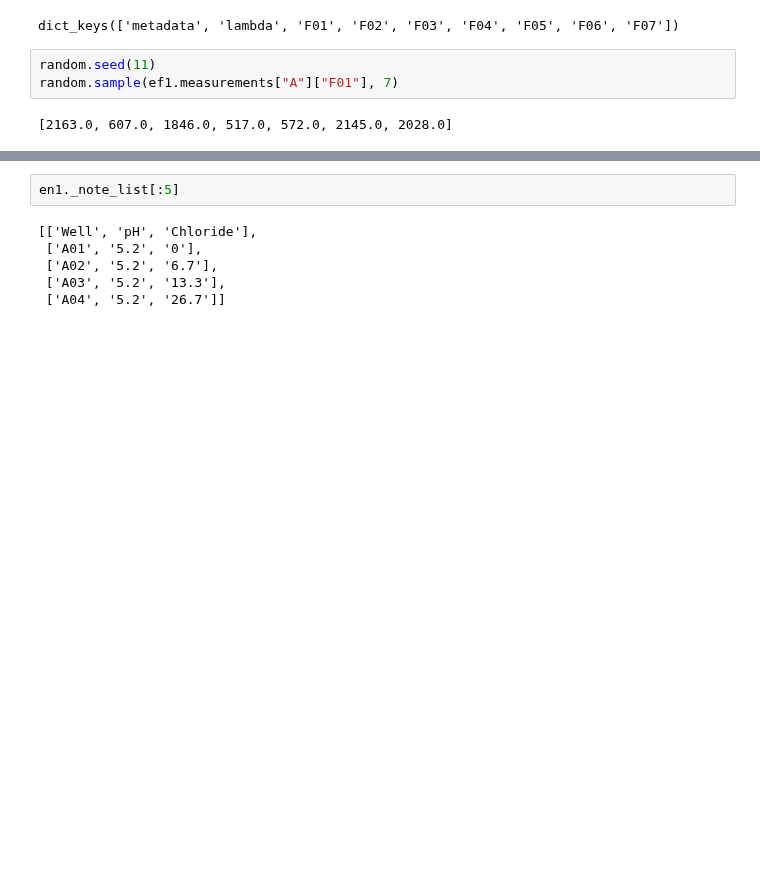
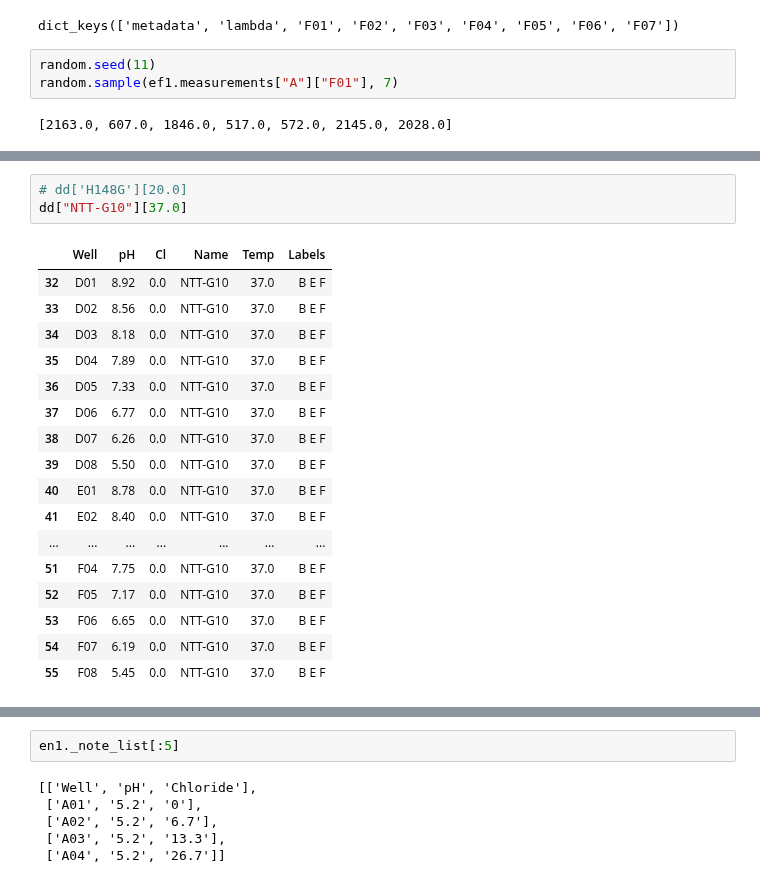
Before and after one commit to darosio/ClopHfit, a Jupyter notebook: docs/tutorials/prenspire.ipynb, the cells around one changed output, grey strips where cells are left out. Cells and saved outputs as stored; diff of their text form; blank space fills up the shorter version.

```diff
--- a/docs/tutorials/prenspire.ipynb
+++ b/docs/tutorials/prenspire.ipynb
@@ -57,0 +235,21 @@ en1 = prenspire.ExpNote(tpath / "h148g-spettroC-nota")
+# %%
+# dd['H148G'][20.0]
+dd["NTT-G10"][37.0]
+# %% [output]
+|  | Well | pH | Cl | Name | Temp | Labels |
+| 32 | D01 | 8.92 | 0.0 | NTT-G10 | 37.0 | B E F |
+| 33 | D02 | 8.56 | 0.0 | NTT-G10 | 37.0 | B E F |
+| 34 | D03 | 8.18 | 0.0 | NTT-G10 | 37.0 | B E F |
+| 35 | D04 | 7.89 | 0.0 | NTT-G10 | 37.0 | B E F |
+| 36 | D05 | 7.33 | 0.0 | NTT-G10 | 37.0 | B E F |
+| 37 | D06 | 6.77 | 0.0 | NTT-G10 | 37.0 | B E F |
+| 38 | D07 | 6.26 | 0.0 | NTT-G10 | 37.0 | B E F |
+| 39 | D08 | 5.50 | 0.0 | NTT-G10 | 37.0 | B E F |
+| 40 | E01 | 8.78 | 0.0 | NTT-G10 | 37.0 | B E F |
+| 41 | E02 | 8.40 | 0.0 | NTT-G10 | 37.0 | B E F |
+| ... | ... | ... | ... | ... | ... | ... |
+| 51 | F04 | 7.75 | 0.0 | NTT-G10 | 37.0 | B E F |
+| 52 | F05 | 7.17 | 0.0 | NTT-G10 | 37.0 | B E F |
+| 53 | F06 | 6.65 | 0.0 | NTT-G10 | 37.0 | B E F |
+| 54 | F07 | 6.19 | 0.0 | NTT-G10 | 37.0 | B E F |
+| 55 | F08 | 5.45 | 0.0 | NTT-G10 | 37.0 | B E F |
```
Also changed, not shown: parts of 17 cells of this notebook, 10 other files.
